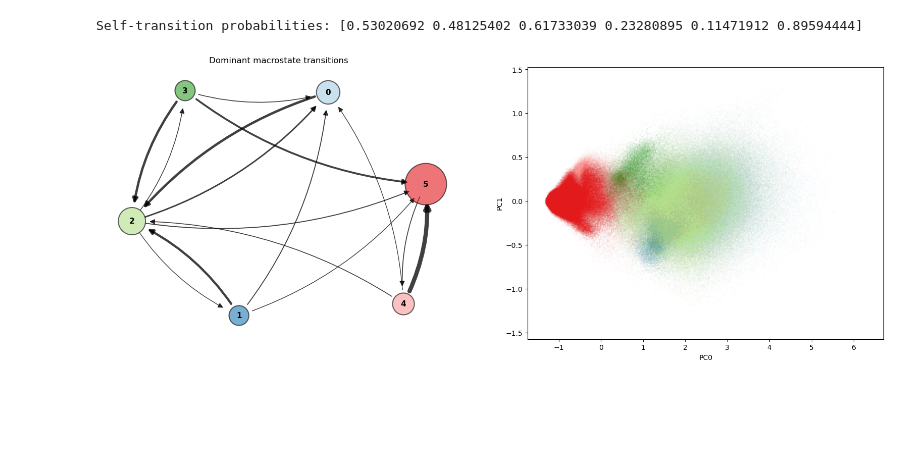
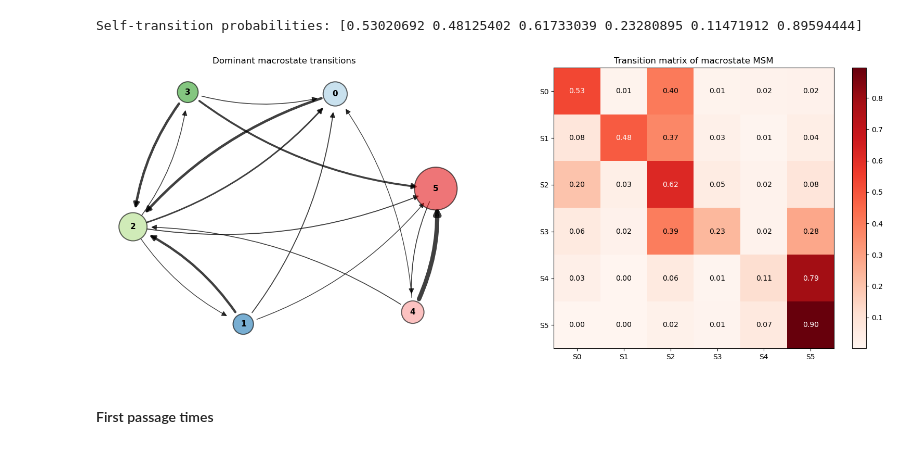
Before and after one commit to miriamzara/MSM, a Jupyter notebook: step_4_analysis.ipynb, the cells around one changed output. Drawn from its saved outputs; the diff is of its cells as text; code cells hidden in the pictures; blank space fills up the shorter version.

Commit message:
nice visualizations, now started TPT

```diff
--- a/step_4_analysis.ipynb
+++ b/step_4_analysis.ipynb
@@ -194,8 +194,19 @@ display.Image("pymol/contacts1.png", width = 300)
 # %% [markdown]
 ### Representative structures for PyMOL visualization
 # %%
+microstate_traj = np.load("intermediate_outputs/kmeans_results.npz")['traj']
+
+macro_to_micro = {}
+
+for macro_id in range(n_macro):
+    microstates_in_macro, counts = np.unique(microstate_traj[macro_traj == macro_id], return_counts=True)
+    sorting_indices = np.argsort(counts)[::-1]
+    microstates_in_macro = microstates_in_macro[sorting_indices]
+    macro_to_micro[macro_id] = microstates_in_macro
+
+most_probable_microstates = [microstates[0] for microstates in macro_to_micro.values()]
+
 frame_sets = [
-    np.where(macro_traj == i)[0][::100]
-    for i in range(n_macro)
+    np.where(microstate_traj == i)[0][:5]
+    for i in most_probable_microstates
 ]
-out_prefixs = [f"state{i}_pcca{n_macro}" for i in range(n_macro)]
@@ -431,35 +447,45 @@ def plot_msm_network(
 # %%
 fig, axs = plt.subplots(nrows = 1, ncols = 2, figsize = (20, 7))
 
 #############################
 # graph transition matrix
 
 ax = axs[0]
 ax, G_plot, pos = plot_msm_network(
     macro_msm.transition_matrix,
     ax=ax,
     state_colors=macro_color_sequence[:n_macro],
     top_k_per_state=4,
     min_prob=0.03,
     self_edges=False,
     seed=0
 )
 
 #############################
-# pca plot
-ax = axs[1]
-for id in range(n_macro):
-    frames = pca_traj[macro_traj == id]
-    ax.scatter(
-        frames[:, 0],
-        frames[:, 4],
-        color=macro_color_sequence[id],
-        alpha = 0.3,
-        s=0.01,
-    )
-ax.set_xlabel(f"PC0")
-ax.set_ylabel(f"PC1")
+T = macro_msm.transition_matrix
+im = axs[1].imshow(T, cmap="Reds")
+threshold = T.max() / 2
+
+for i in range(T.shape[0]):
+    for j in range(T.shape[1]):
+        axs[1].text(
+            j, i,
+            f"{T[i,j]:.2f}",
+            ha="center",
+            va="center",
+            color="white" if T[i,j] > threshold else "black"
+        )
+fig.colorbar(im, ax=axs[1])
+
+axs[1].set_xticks(np.arange(0, n_macro , 1))
+axs[1].set_yticks(np.arange(0, n_macro , 1))
+axs[1].set_xticklabels([f"S{i}" for i in range(n_macro)])
+axs[1].set_yticklabels([f"S{i}" for i in range(n_macro)])
+axs[1].set_title("Transition matrix of macrostate MSM")
+
 
 plt.show()
 # %% [output]
-[figure, old version]
+[figure, new version]
+# %% [markdown]
+#### First passage times
```
Also changed, not shown: parts of 5 cells of this notebook, 9 other files.
